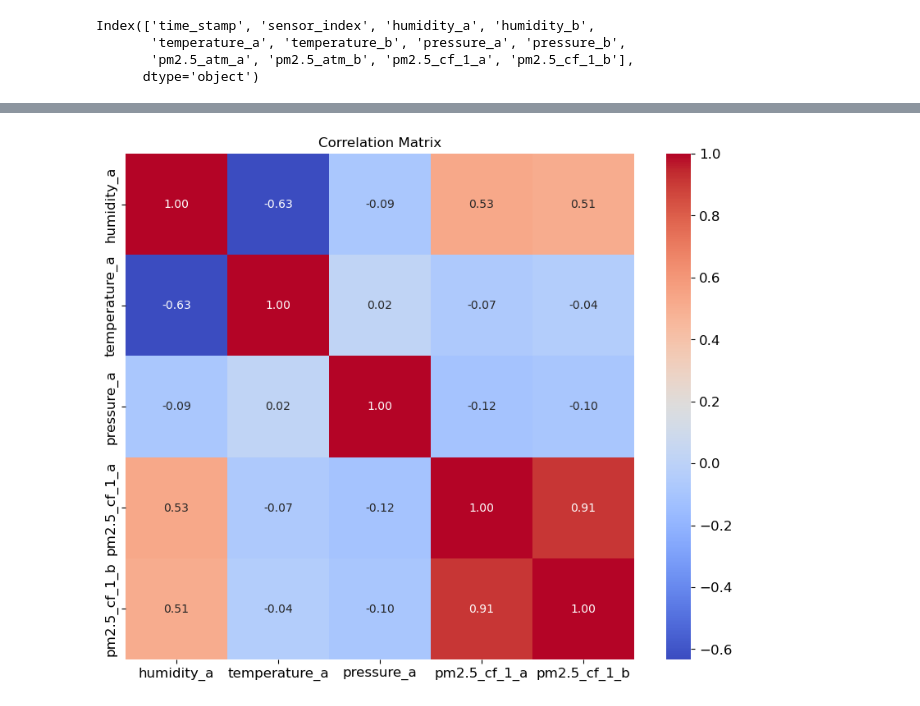
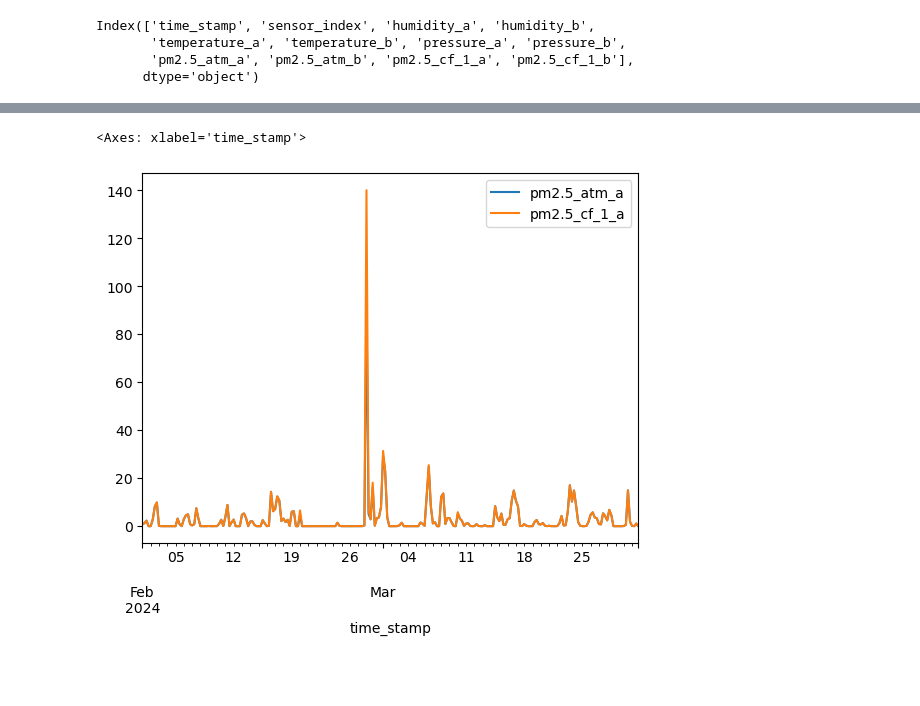
Before and after one commit to siwa-p/Air-quality-monitoring-and-prediction-using-PurpleAir-data, a Jupyter notebook: notebooks/eda_01.ipynb, the cells around one changed output, grey strips where cells are left out. Cells and saved outputs as stored; diff of their text form; code cells hidden in the pictures; blank space fills up the shorter version.

```diff
--- a/notebooks/eda_01.ipynb
+++ b/notebooks/eda_01.ipynb
@@ -76,19 +62,32 @@ Saving figure attribute_histogram_plots
 # %%
-import pandas as pd
-import seaborn as sns
-import matplotlib.pyplot as plt
+# import pandas as pd
+# import seaborn as sns
+# import matplotlib.pyplot as plt
 
-# Load your dataset
-sensor_nashville_dropped_na=sensor_nashville.dropna(axis=1)
-sensor_nashville_selected = sensor_nashville_dropped_na.drop(columns=['time_stamp','sensor_index','pm2.5_atm_a', 'pm2.5_atm_b'])
+# # Load your dataset
+# sensor_amarillo_dropped_na=sensor_amarillo.dropna(axis=1)
+# sensor_amarillo_selected = sensor_amarillo_dropped_na.drop(columns=['time_stamp','sensor_index','pm2.5_atm_a', 'pm2.5_atm_b'])
 
-# Calculate the correlation matrix
-correlation_matrix = sensor_nashville_selected.corr()
+# # Calculate the correlation matrix
+# correlation_matrix = sensor_amarillo_selected.corr()
 
-# Visualize the correlation matrix as a heatmap
-plt.figure(figsize=(10, 8))
-sns.heatmap(correlation_matrix, annot=True, cmap='coolwarm', fmt=".2f")
-plt.title('Correlation Matrix')
-plt.show()
+# # Visualize the correlation matrix as a heatmap
+# plt.figure(figsize=(10, 8))
+# sns.heatmap(correlation_matrix, annot=True, cmap='coolwarm', fmt=".2f")
+# plt.title('Correlation Matrix')
+# plt.show()
-# %% [output]
-[figure, removed]
+# %%
+sensor_amarillo = sensor_amarillo.drop(columns=['humidity_b','temperature_b', 'pressure_b'])
+# %%
+sensor_amarillo['time_stamp'] = pd.to_datetime(sensor_amarillo['time_stamp'])
+# %%
+sensor_amarillo.set_index('time_stamp', inplace=True)
+# %%
+sensor_amarillo.sort_index(inplace=True)
+# %%
+columns_to_plot = ['pm2.5_atm_a', 'pm2.5_cf_1_a']
+sensor_amarillo_a = sensor_amarillo[columns_to_plot]
+sensor_amarillo_a.plot()
+# %% [output]
+<Axes: xlabel='time_stamp'>
+[figure, added]
```
Also changed, not shown: parts of 9 cells of this notebook, 3 other files.
